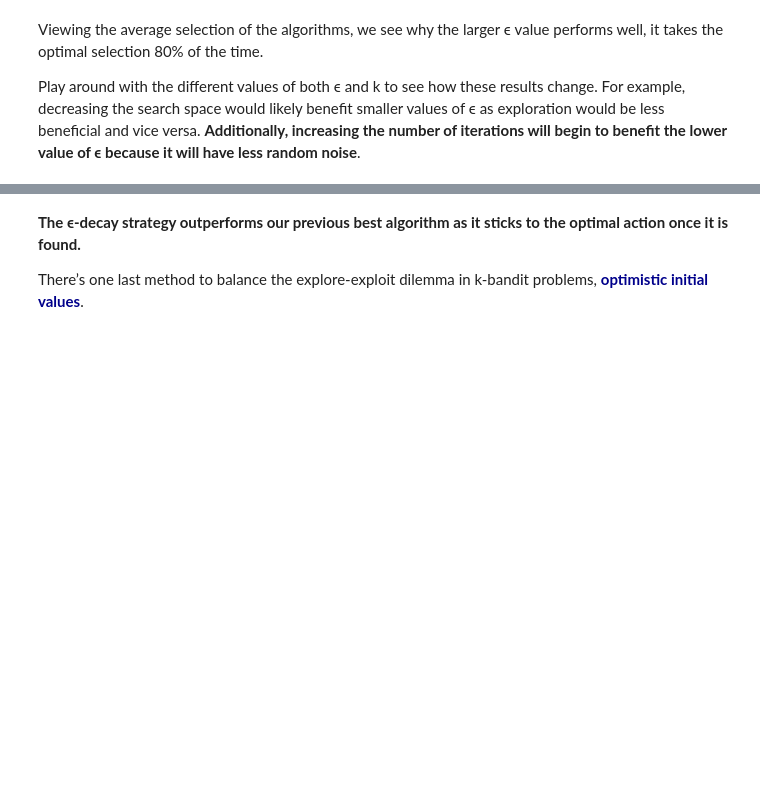
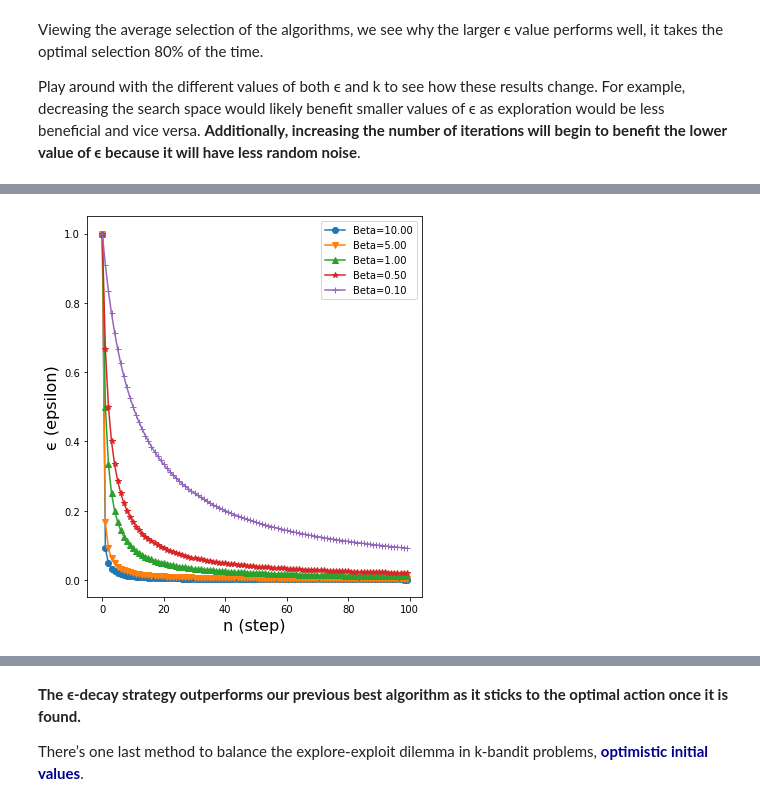
Before and after one commit to johnklee/ml_articles, a Jupyter notebook: medium/multi_armed_bandits_and_reinforcement_learning/notebook.ipynb, the cells around one changed output, grey strips where cells are left out. Cells and saved outputs as stored; diff of their text form; code cells hidden in the pictures; blank space fills up the shorter version.

```diff
--- a/medium/multi_armed_bandits_and_reinforcement_learning/notebook.ipynb
+++ b/medium/multi_armed_bandits_and_reinforcement_learning/notebook.ipynb
@@ -453,0 +445,20 @@ eps_1 = rl_bandit_utils.EPSBandit(eps=0.1,iters=iters, karms_bandit_machine=karm
+# %%
+import matplotlib.pyplot as plt
+
+def calculate_eps(beta: int = 1, n: int = 1):
+    return 1 / (1 + beta * n)
+# %%
+plt.rcParams['figure.figsize'] = [6, 7]
+for beta, m in zip([10, 5, 1, 0.5, 0.1], ['o', 'v', '^', '*', '+']):
+    plt.plot(
+        list(range(100)),
+        list(map(lambda n: calculate_eps(beta, n), range(100))),
+        marker=m,
+        label=f'Beta={beta:.02f}')
+
+plt.xlabel('n (step)', fontsize=16)
+plt.ylabel('ϵ (epsilon)', fontsize=16)
+plt.legend()
+plt.show()
+# %% [output]
+[figure, added]
```
Also changed, not shown: parts of 33 cells of this notebook, 1 other file.
